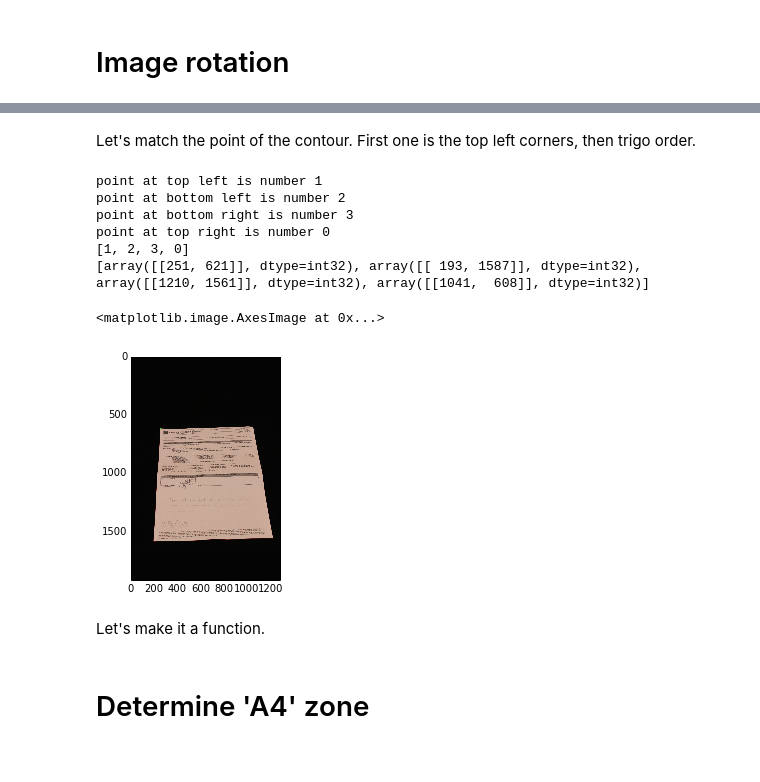
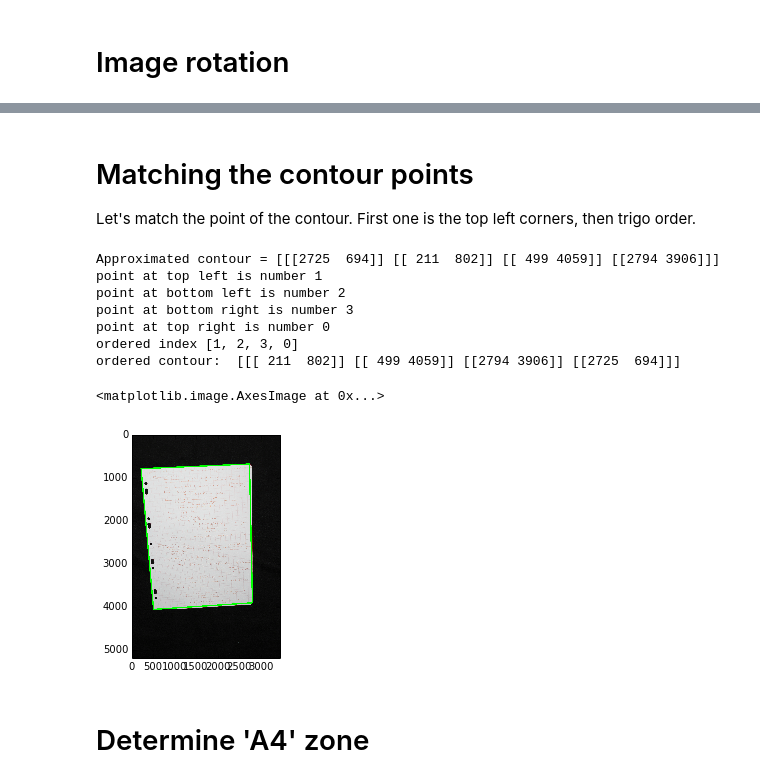
Before and after one commit to SylvainRoy/bscan, a Jupyter notebook: notebook.ipynb, the cells around one changed output, grey strips where cells are left out. Cells and saved outputs as stored; diff of their text form; code cells hidden in the pictures.

```diff
--- a/notebook.ipynb
+++ b/notebook.ipynb
@@ -78,0 +35,24 @@ It seems that the longest contour is always the one surrounding the page!
+# %%
+def rotateAboutCenter(src, angle, scale=1.):
+    """Rotate an image by a given angle."""
+    w = src.shape[1]
+    h = src.shape[0]
+    rangle = np.deg2rad(angle)  # angle in radians
+    # now calculate new image width and height
+    nw = (abs(np.sin(rangle)*h) + abs(np.cos(rangle)*w))*scale
+    nh = (abs(np.cos(rangle)*h) + abs(np.sin(rangle)*w))*scale
+    # ask OpenCV for the rotation matrix
+    rot_mat = cv2.getRotationMatrix2D((nw*0.5, nh*0.5), angle, scale)
+    # calculate the move from the old center to the new center combined
+    # with the rotation
+    rot_move = np.dot(rot_mat, np.array([(nw-w)*0.5, (nh-h)*0.5,0]))
+    # the move only affects the translation, so update the translation
+    # part of the transform
+    rot_mat[0,2] += rot_move[0]
+    rot_mat[1,2] += rot_move[1]
+    return cv2.warpAffine(src, rot_mat,
+                          (int(math.ceil(nw)), int(math.ceil(nh))),
+                         flags=cv2.INTER_LANCZOS4)
+
+img1 = ndimage.rotate(img0, rotation)
+plt.imshow(img1)
@@ -79,7 +214,12 @@ It seems that the longest contour is always the one surrounding the page!
 # %% [markdown]
+# Matching the contour points
+
 Let's match the point of the contour.
 First one is the top left corners, then trigo order.
 # %%
+approx = appContours[iContourLonguestSegment]
+print "Approximated contour =", str(approx).replace('\n', '')
+
 v = [i[0][0]+i[0][1] for i in approx]
 topleft = v.index(min(v))
 print "point at top left is number {}".format(topleft)
@@ -97,23 +237,23 @@ topright = v.index(max(v))
 print "point at top right is number {}".format(topright)
 
 ordered_indexes = [topleft, bottomleft, bottomright, topright]
-print ordered_indexes
+print "ordered index", ordered_indexes
 
-ordered_contour = [approx[i] for i in ordered_indexes]
-print ordered_contour
+ordered_contour = np.array([approx[i] for i in ordered_indexes])
+print "ordered contour: ", str(ordered_contour).replace("\n", "")
 # %% [output]
+Approximated contour = [[[2725  694]] [[ 211  802]] [[ 499 4059]] [[2794 3906]]]
 point at top left is number 1
 point at bottom left is number 2
 point at bottom right is number 3
 point at top right is number 0
-[1, 2, 3, 0]
-[array([[251, 621]], dtype=int32), array([[ 193, 1587]], dtype=int32), array([[1210, 1561]], dtype=int32), array([[1041,  608]], dtype=int32)]
+ordered index [1, 2, 3, 0]
+ordered contour:  [[[ 211  802]] [[ 499 4059]] [[2794 3906]] [[2725  694]]]
 # %%
-cv2.drawContours(img1, ordered_contour, -1, (0,255,0), 3)
-cv2.imwrite("out1.jpg", img1)
-plt.imshow(img1)
+imgt = img1.copy()
+cv2.drawContours(imgt, [ordered_contour], -1, (0,255,0), 30)
+plt.imshow(imgt)
+#cv2.imwrite("out1.jpg", imgt)
 # %% [output]
 <matplotlib.image.AxesImage at 0x...>
-[figure, old version]
+[figure, new version]
-# %% [markdown]
-Let's make it a function.
```
Also changed, not shown: parts of 37 cells of this notebook, 2 other files.
